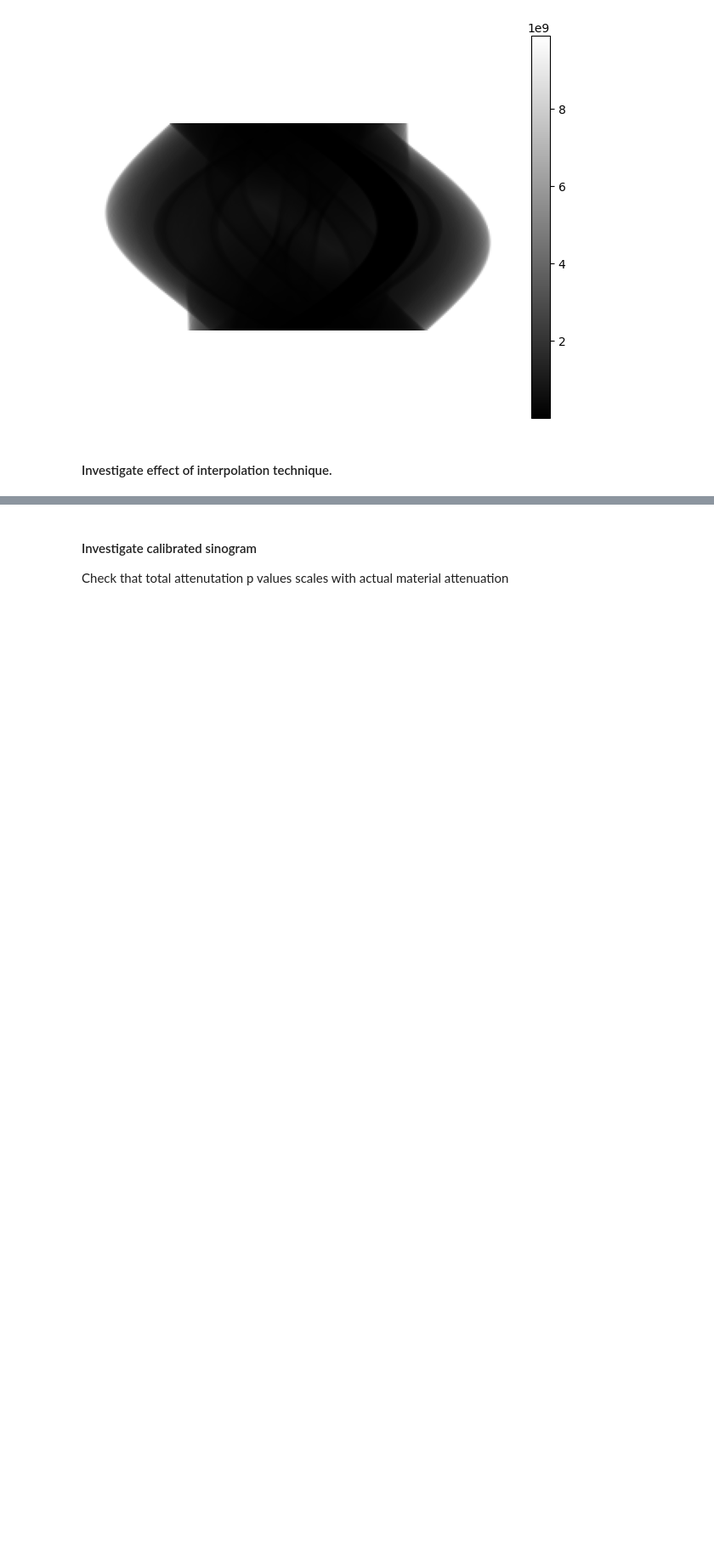
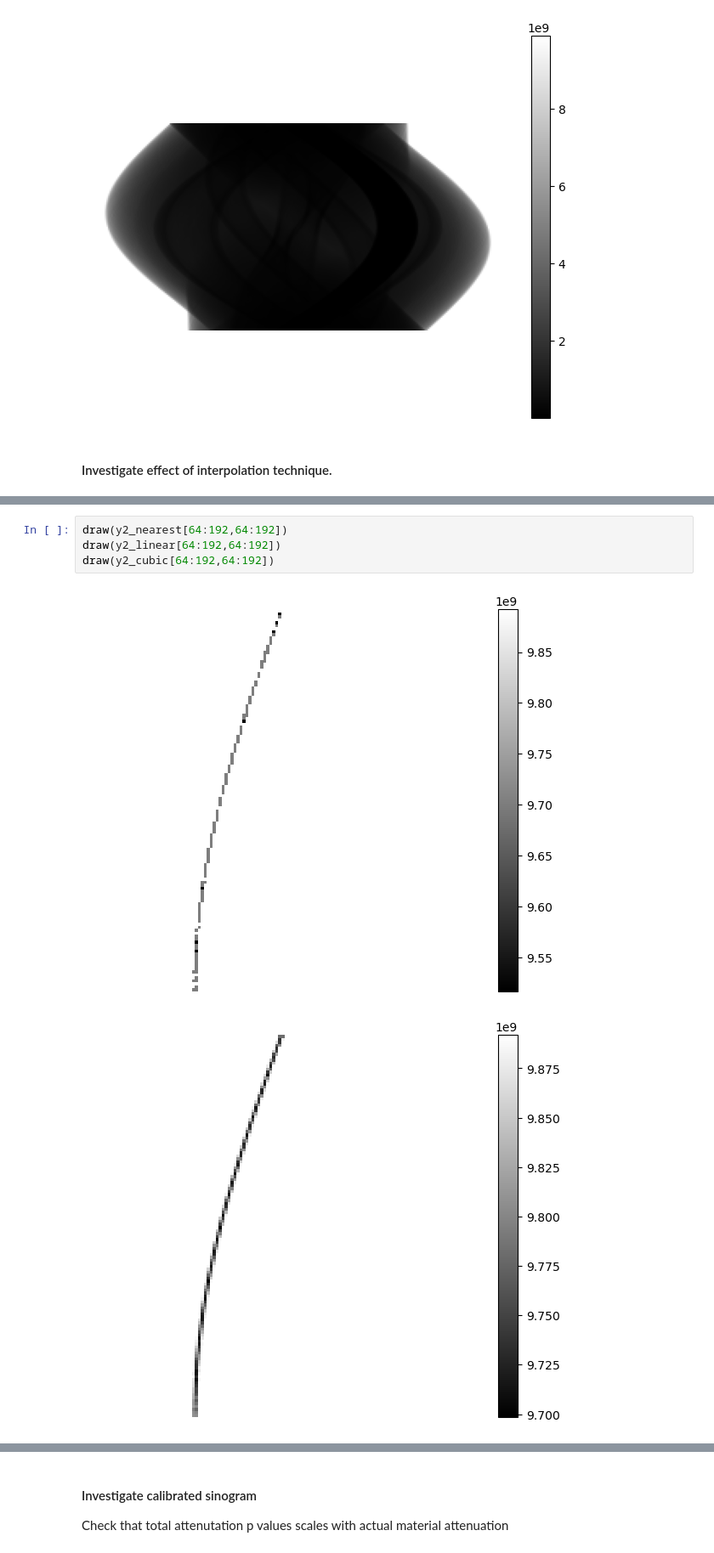
Before and after one commit to SunnyRT/GG2_CT_reconstruction, a Jupyter notebook: exp_rt.ipynb, the cells around one changed output, grey strips where cells are left out. Shown at 85% size. Saved outputs shown, nothing was run; the diff lists cells and outputs as text; blank space fills up the shorter version.

```diff
--- a/exp_rt.ipynb
+++ b/exp_rt.ipynb
@@ -325,0 +269,7 @@ draw(y1_reflect, caxis=[0, 5e9])
+# %%
+draw(y2_nearest[64:192,64:192])
+draw(y2_linear[64:192,64:192])
+draw(y2_cubic[64:192,64:192])
+# %% [output]
+[figure, added]
+[figure, added]
```
Also changed, not shown: parts of 9 cells of this notebook, 3 other files.
